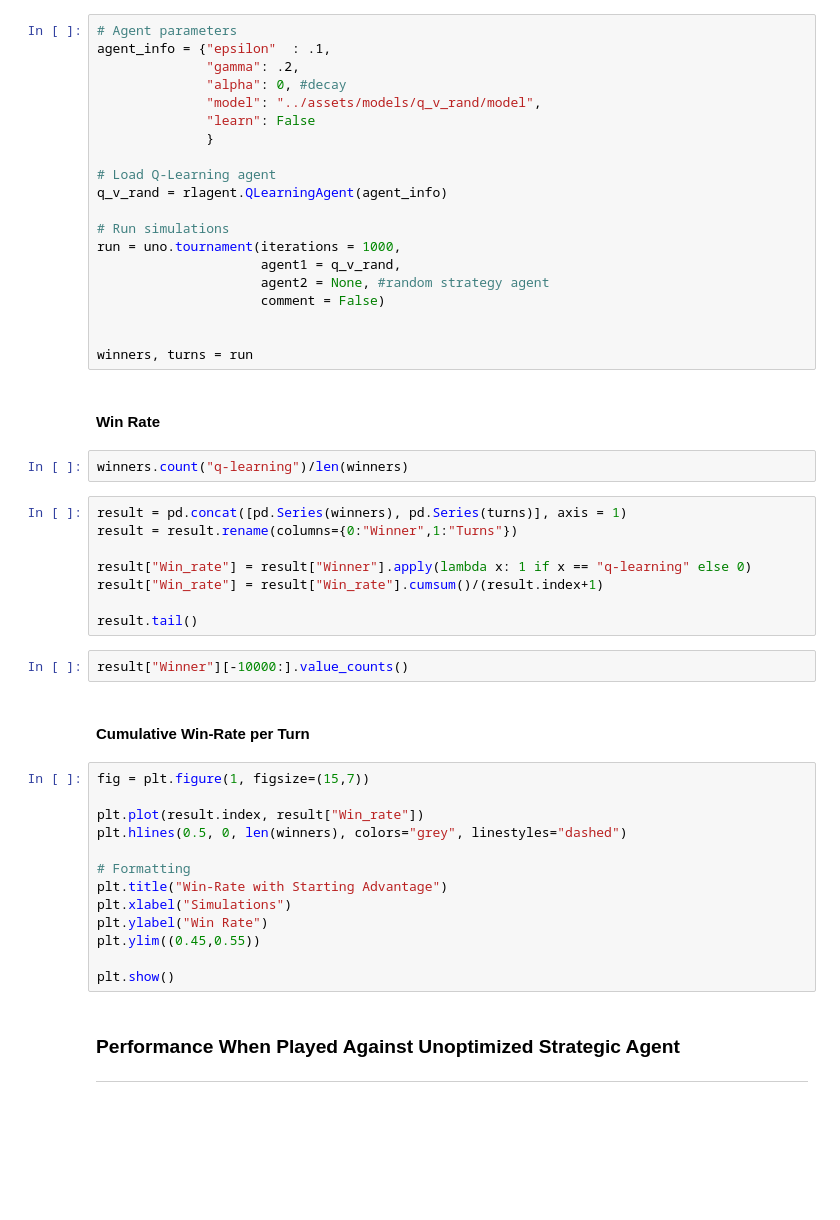
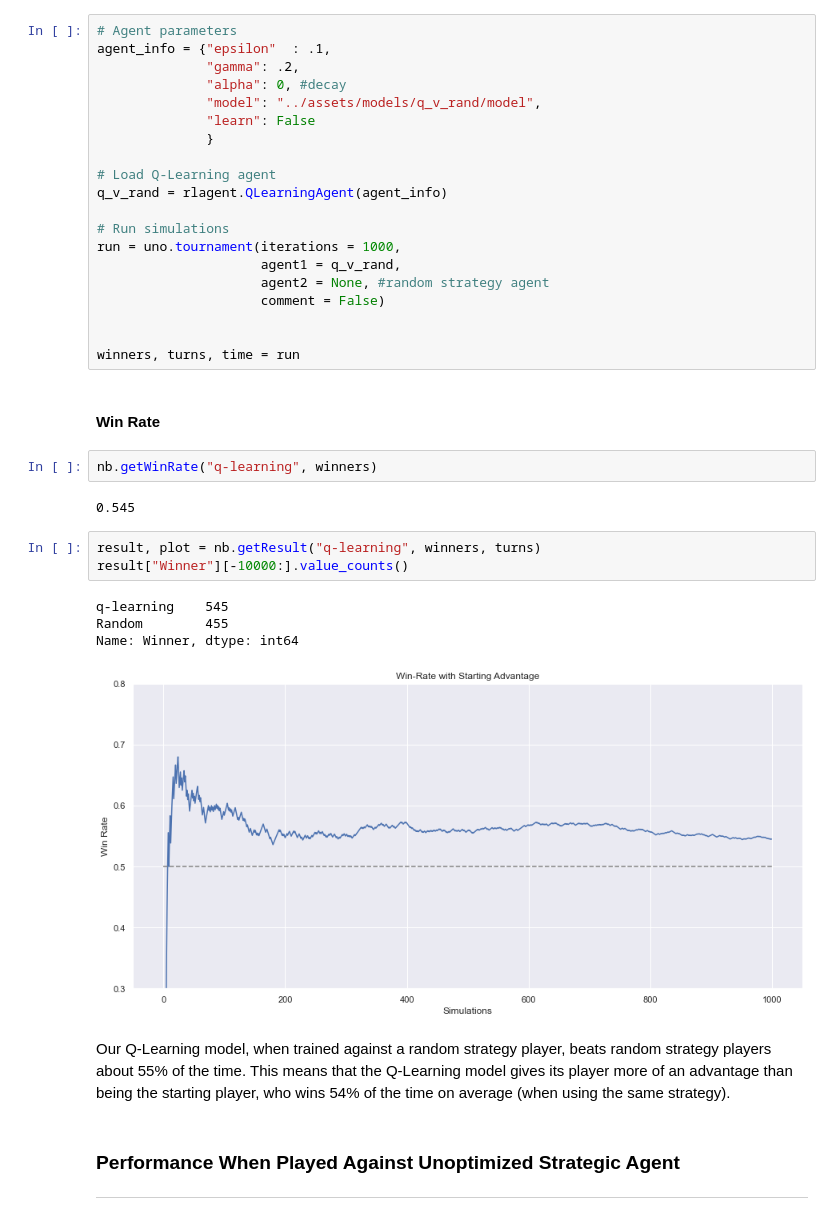
Before and after one commit to sidmodur/uno-genetic-rl-agent, a Jupyter notebook: scripts/experiments.ipynb, the cells around one changed output. Drawn from its saved outputs; the diff is of its cells as text; blank space fills up the shorter version.

Commit message:
Models and Report

```diff
--- a/scripts/experiments.ipynb
+++ b/scripts/experiments.ipynb
@@ -50,36 +131,23 @@ run = uno.tournament(iterations = 1000,
                      comment = False)
 
 
-winners, turns = run
+winners, turns, time = run
 # %% [markdown]
 #### Win Rate
 # %%
-winners.count("q-learning")/len(winners)
+nb.getWinRate("q-learning", winners)
+# %% [output]
+0.545
-# %%
-result = pd.concat([pd.Series(winners), pd.Series(turns)], axis = 1)
-result = result.rename(columns={0:"Winner",1:"Turns"})
-
-result["Win_rate"] = result["Winner"].apply(lambda x: 1 if x == "q-learning" else 0)
-result["Win_rate"] = result["Win_rate"].cumsum()/(result.index+1)
-
-result.tail()
 # %%
+result, plot = nb.getResult("q-learning", winners, turns)
 result["Winner"][-10000:].value_counts()
+# %% [output]
+q-learning    545
+Random        455
+Name: Winner, dtype: int64
+[figure, added]
-# %% [markdown]
-#### Cumulative Win-Rate per Turn
-# %%
-fig = plt.figure(1, figsize=(15,7))
-
-plt.plot(result.index, result["Win_rate"])
-plt.hlines(0.5, 0, len(winners), colors="grey", linestyles="dashed")
-
-# Formatting
-plt.title("Win-Rate with Starting Advantage")
-plt.xlabel("Simulations")
-plt.ylabel("Win Rate")
-plt.ylim((0.45,0.55))
-
-plt.show()
+# %% [markdown]
+Our Q-Learning model, when trained against a random strategy player, beats random strategy players about 55% of the time. This means that the Q-Learning model gives its player more of an advantage than being the starting player, who wins 54% of the time on average (when using the same strategy).
 # %% [markdown]
 ### Performance When Played Against Unoptimized Strategic Agent
 ***
```
Also changed, not shown: parts of 169 cells of this notebook, 9 other files.
